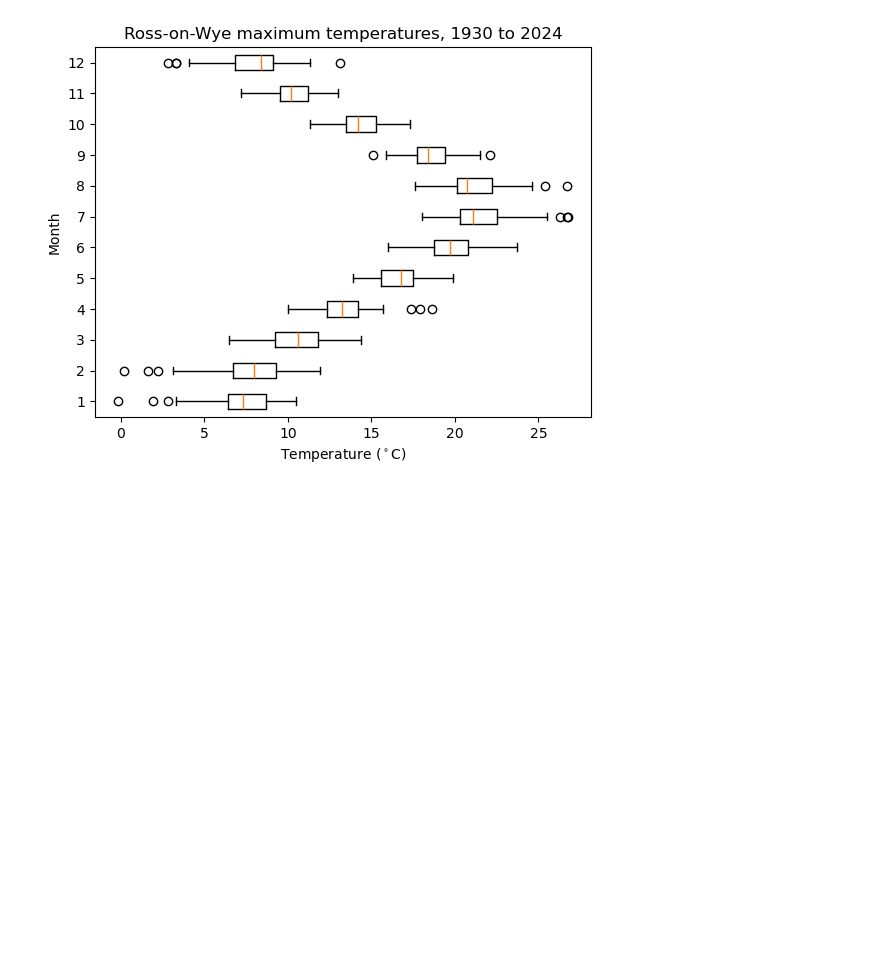
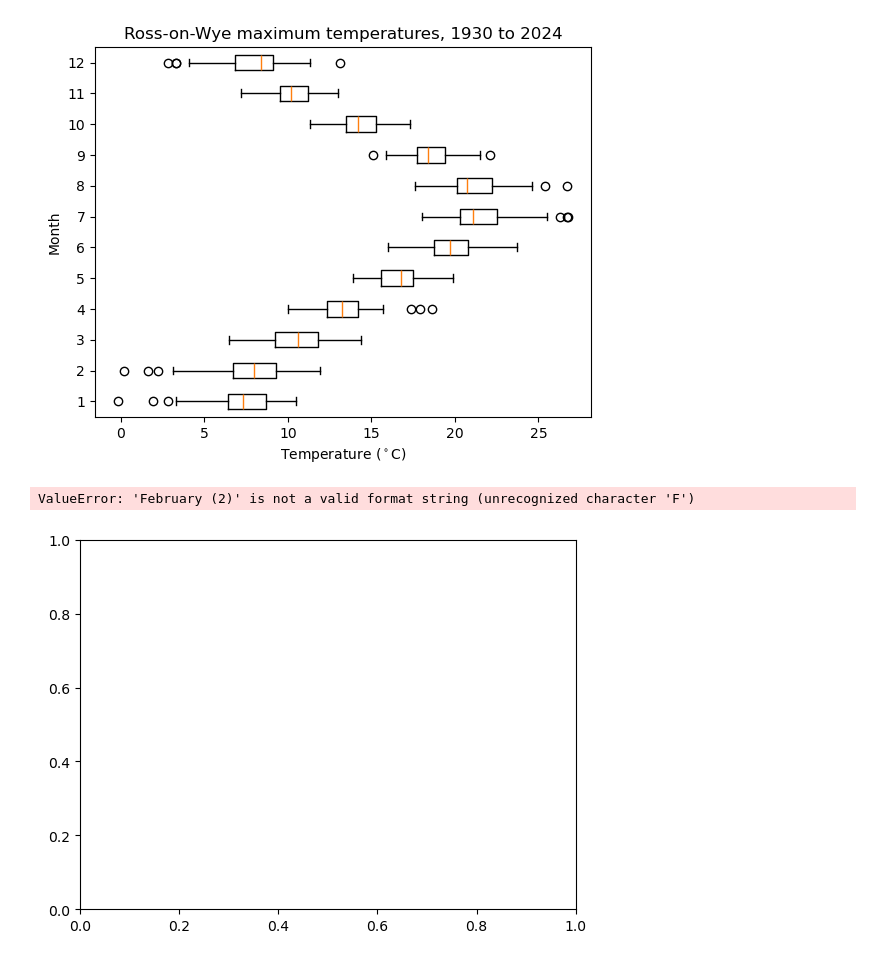
Before and after one commit to EmmaCongdon/uob_geogm0054_slc, a Jupyter notebook: my_notebook.ipynb, the cells around one changed output. Drawn from its saved outputs; the diff is of its cells as text; code cells hidden in the pictures; blank space fills up the shorter version.

```diff
--- a/my_notebook.ipynb
+++ b/my_notebook.ipynb
@@ -26,3 +26,28 @@ __ = ax.set_ylabel('Month')
 __ = ax.set_title(f'Ross-on-Wye maximum temperatures, {int(np.min(year))} to {int(np.max(year))}')
 # %% [output]
 [figure]
+# %%
+month_nums = range(1,13) # 1 to 12, inclusive
+
+month_names = [month_name[mm] + f' ({mm})'  for mm in month_nums]
+
+#create a list of 1D arrays, 1 for each month
+tmax_by_month = [tmax[month == mm] for mm in month_nums]
+
+#HINT reverse the month order to place January at the top
+#tmax_by_month.reverse()
+#month_names.reverse()
+
+#boxplot produces one box-and whisker for each 1D array in a list
+#fig, ax = plt.subplots(1,1)
+fig, ax = plt.subplots()
+ax.plot(tmax, month_names[1])
+#__ = ax.boxplot(tmax_by_month, vert=False)
+# HINT add the keyword argument labels=month_names (Python < 3.9) or tick_labels=month_names (Python >= 3.9)
+tick_labels=month_names
+__ = ax.set_xlabel(r'Temperature ($^\circ$C)')
+__ = ax.set_ylabel('Month')
+__ = ax.set_title(f'Ross-on-Wye maximum temperatures, {int(np.min(year))} to {int(np.max(year))}')
+# %% [output]
+ValueError: 'February (2)' is not a valid format string (unrecognized character 'F')
+[figure, added]
```
